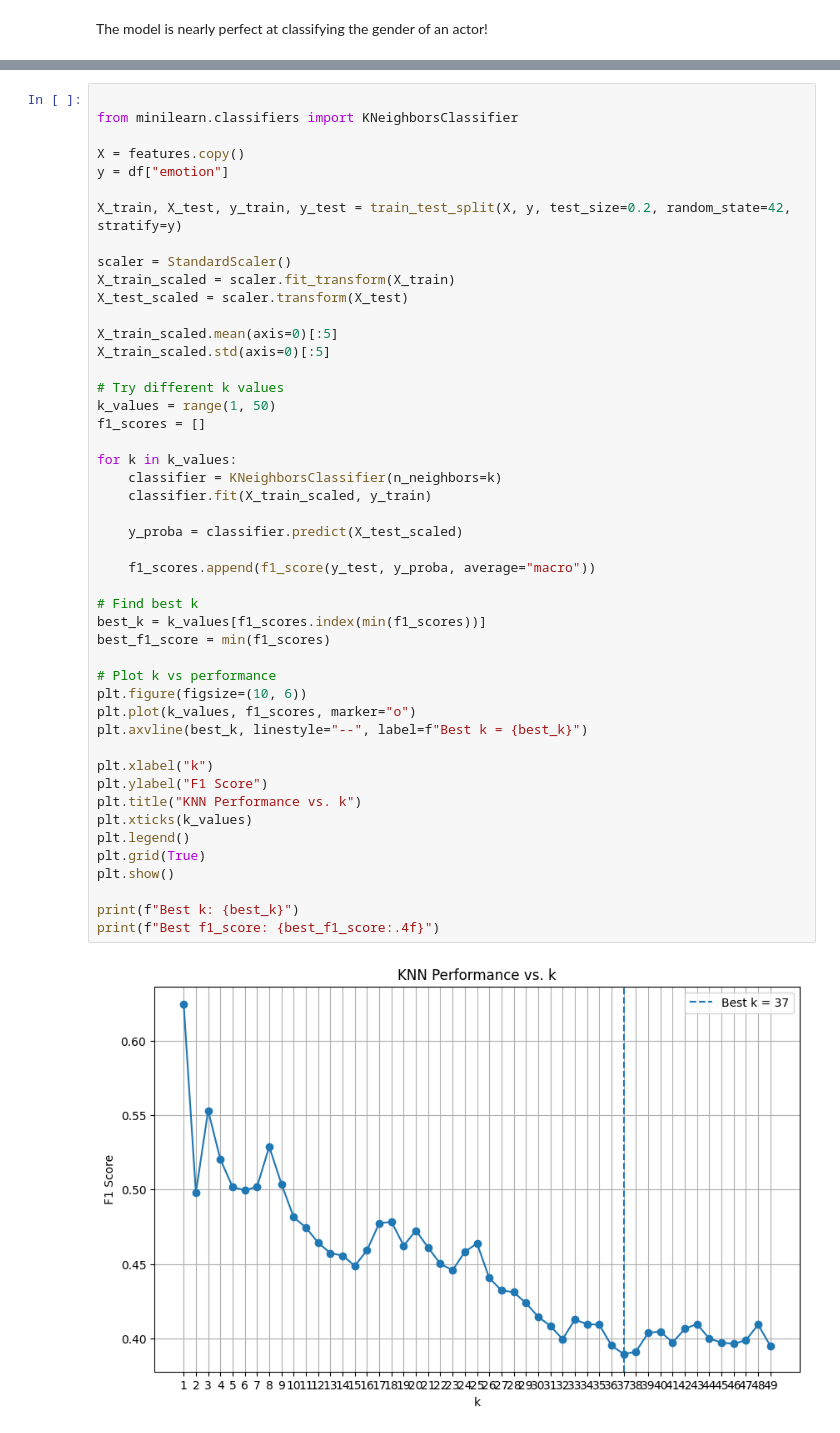
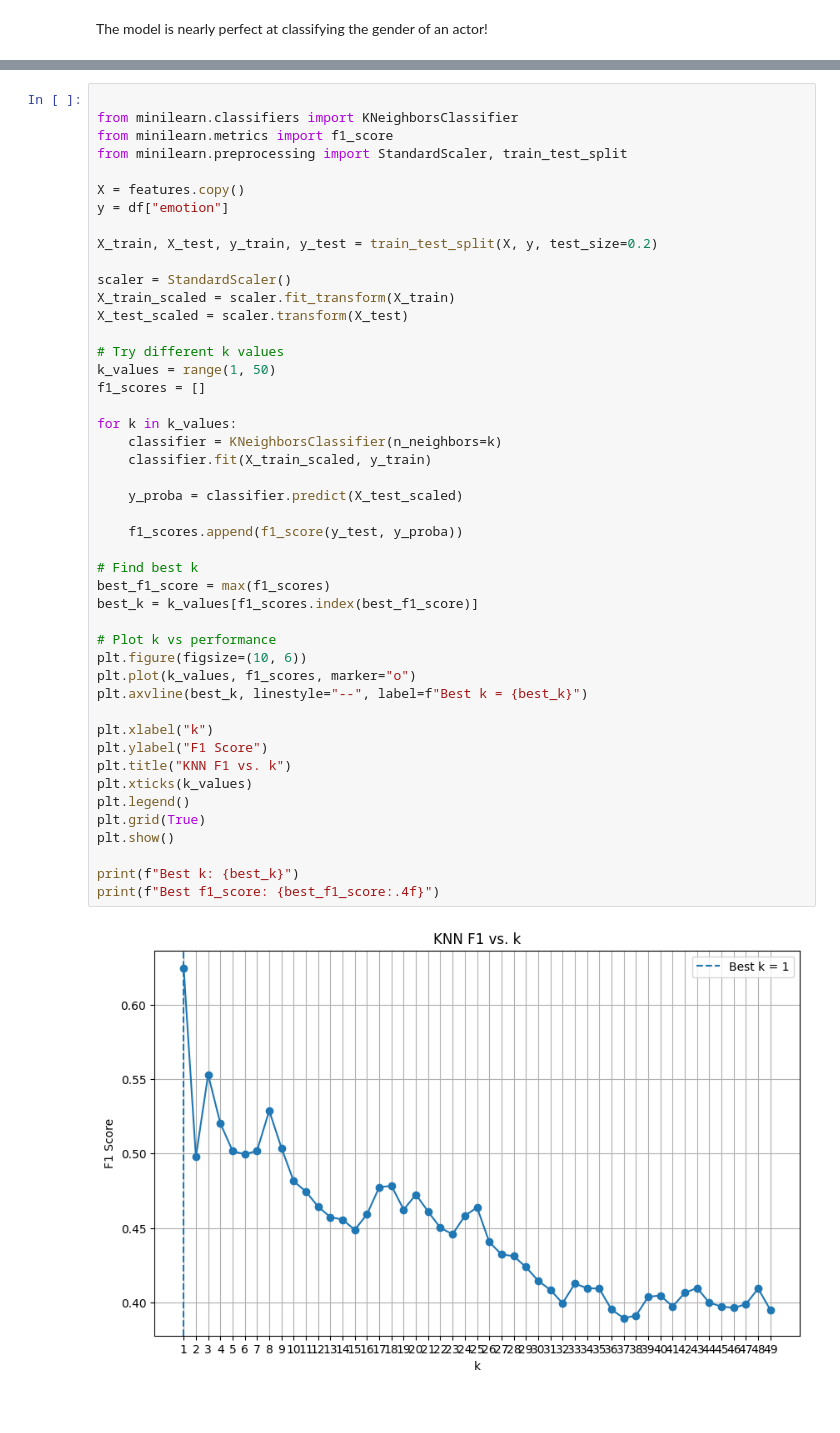
Before and after one commit to DylanBKendall/Project_CSE432-532, a Jupyter notebook: SER_Project/notebooks/classification.ipynb, the cells around one changed output, grey strips where cells are left out. Drawn from its saved outputs; the diff is of its cells as text.

```diff
--- a/SER_Project/notebooks/classification.ipynb
+++ b/SER_Project/notebooks/classification.ipynb
@@ -287,49 +249,48 @@ Best f1_score: 0.3896
 # %%
 
 from minilearn.classifiers import KNeighborsClassifier
+from minilearn.metrics import f1_score
+from minilearn.preprocessing import StandardScaler, train_test_split
 
 X = features.copy()
 y = df["emotion"]
 
-X_train, X_test, y_train, y_test = train_test_split(X, y, test_size=0.2, random_state=42, stratify=y)
+X_train, X_test, y_train, y_test = train_test_split(X, y, test_size=0.2)
 
 scaler = StandardScaler()
 X_train_scaled = scaler.fit_transform(X_train)
 X_test_scaled = scaler.transform(X_test)
-
-X_train_scaled.mean(axis=0)[:5]
-X_train_scaled.std(axis=0)[:5]
 
 # Try different k values
 k_values = range(1, 50)
 f1_scores = []
 
 for k in k_values:
     classifier = KNeighborsClassifier(n_neighbors=k)
     classifier.fit(X_train_scaled, y_train)
 
     y_proba = classifier.predict(X_test_scaled)
 
-    f1_scores.append(f1_score(y_test, y_proba, average="macro"))
+    f1_scores.append(f1_score(y_test, y_proba))
 
 # Find best k
-best_k = k_values[f1_scores.index(min(f1_scores))]
-best_f1_score = min(f1_scores)
+best_f1_score = max(f1_scores)
+best_k = k_values[f1_scores.index(best_f1_score)]
 
 # Plot k vs performance
 plt.figure(figsize=(10, 6))
 plt.plot(k_values, f1_scores, marker="o")
 plt.axvline(best_k, linestyle="--", label=f"Best k = {best_k}")
 
 plt.xlabel("k")
 plt.ylabel("F1 Score")
-plt.title("KNN Performance vs. k")
+plt.title("KNN F1 vs. k")
 plt.xticks(k_values)
 plt.legend()
 plt.grid(True)
 plt.show()
 
 print(f"Best k: {best_k}")
 print(f"Best f1_score: {best_f1_score:.4f}")
 # %% [output]
-[figure, old version]
+[figure, new version]
```
Also changed, not shown: parts of 23 cells of this notebook, 4 other files.
